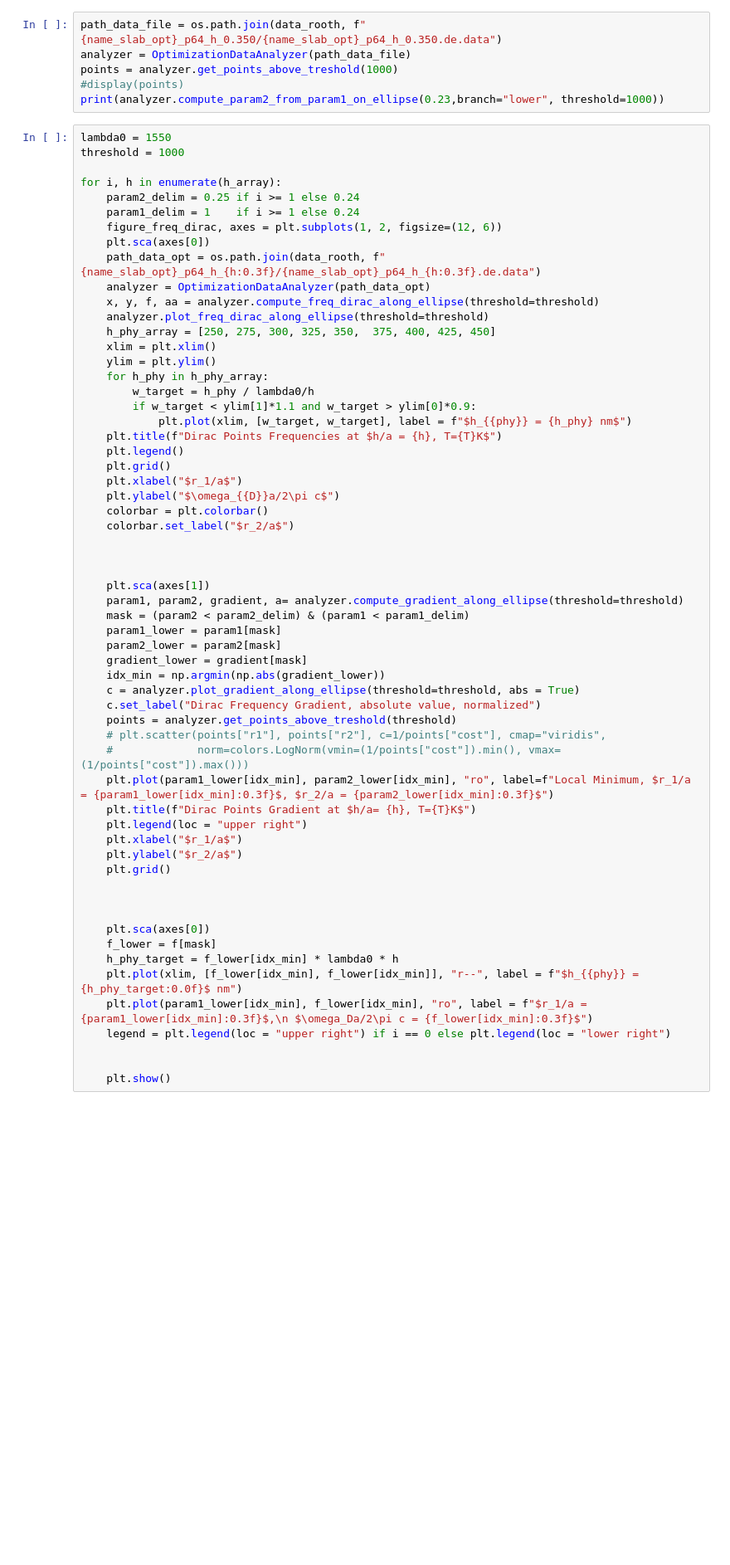
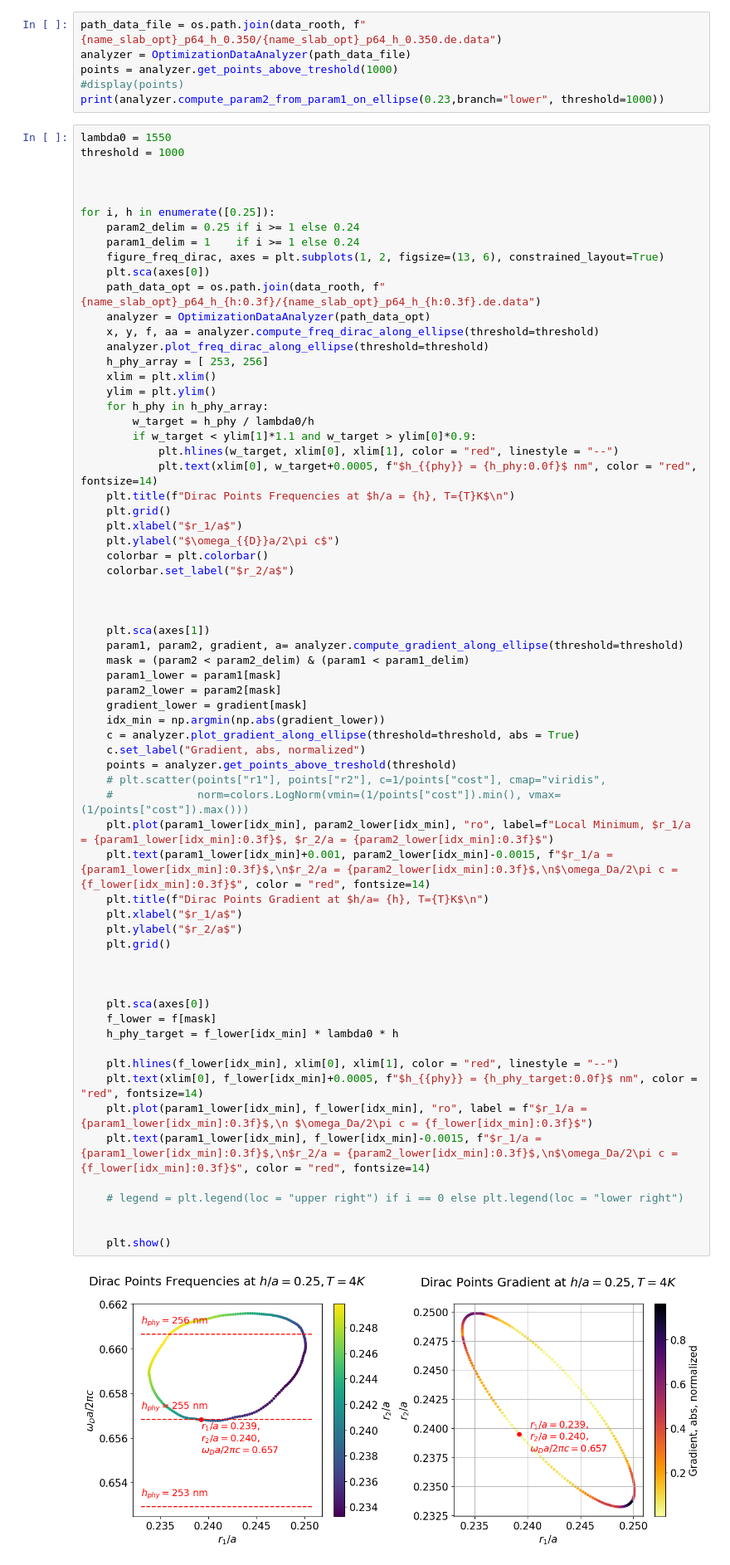
Before and after one commit to enricovallar/phc_nzi, a Jupyter notebook: notebooks/finals/final_c4v.ipynb, the cells around one changed output. Shown at 83% size. Cells and saved outputs as stored; diff of their text form; blank space fills up the shorter version.

```diff
--- a/notebooks/finals/final_c4v.ipynb
+++ b/notebooks/finals/final_c4v.ipynb
@@ -775,59 +592,67 @@ print(analyzer.compute_param2_from_param1_on_ellipse(0.23,branch="lower", thresh
 lambda0 = 1550
 threshold = 1000
 
-for i, h in enumerate(h_array):
+
+
+for i, h in enumerate([0.25]):
     param2_delim = 0.25 if i >= 1 else 0.24
     param1_delim = 1    if i >= 1 else 0.24
-    figure_freq_dirac, axes = plt.subplots(1, 2, figsize=(12, 6))
+    figure_freq_dirac, axes = plt.subplots(1, 2, figsize=(13, 6), constrained_layout=True)
     plt.sca(axes[0])
     path_data_opt = os.path.join(data_rooth, f"{name_slab_opt}_p64_h_{h:0.3f}/{name_slab_opt}_p64_h_{h:0.3f}.de.data")
     analyzer = OptimizationDataAnalyzer(path_data_opt)
     x, y, f, aa = analyzer.compute_freq_dirac_along_ellipse(threshold=threshold)
     analyzer.plot_freq_dirac_along_ellipse(threshold=threshold)
-    h_phy_array = [250, 275, 300, 325, 350,  375, 400, 425, 450]
+    h_phy_array = [ 253, 256]
     xlim = plt.xlim()
     ylim = plt.ylim()
     for h_phy in h_phy_array:
         w_target = h_phy / lambda0/h
         if w_target < ylim[1]*1.1 and w_target > ylim[0]*0.9:
-            plt.plot(xlim, [w_target, w_target], label = f"$h_{{phy}} = {h_phy} nm$")
-    plt.title(f"Dirac Points Frequencies at $h/a = {h}, T={T}K$")
-    plt.legend()
+            plt.hlines(w_target, xlim[0], xlim[1], color = "red", linestyle = "--")
+            plt.text(xlim[0], w_target+0.0005, f"$h_{{phy}} = {h_phy:0.0f}$ nm", color = "red", fontsize=14)
+    plt.title(f"Dirac Points Frequencies at $h/a = {h}, T={T}K$\n")
     plt.grid()
     plt.xlabel("$r_1/a$")
     plt.ylabel("$\omega_{{D}}a/2\pi c$")
     colorbar = plt.colorbar()
     colorbar.set_label("$r_2/a$")
 
 
 
     plt.sca(axes[1])
     param1, param2, gradient, a= analyzer.compute_gradient_along_ellipse(threshold=threshold)
     mask = (param2 < param2_delim) & (param1 < param1_delim)
     param1_lower = param1[mask]
     param2_lower = param2[mask]
     gradient_lower = gradient[mask]
     idx_min = np.argmin(np.abs(gradient_lower))
     c = analyzer.plot_gradient_along_ellipse(threshold=threshold, abs = True)
-    c.set_label("Dirac Frequency Gradient, absolute value, normalized")
+    c.set_label("Gradient, abs, normalized")
     points = analyzer.get_points_above_treshold(threshold)
     # plt.scatter(points["r1"], points["r2"], c=1/points["cost"], cmap="viridis",
     #             norm=colors.LogNorm(vmin=(1/points["cost"]).min(), vmax=(1/points["cost"]).max()))
     plt.plot(param1_lower[idx_min], param2_lower[idx_min], "ro", label=f"Local Minimum, $r_1/a = {param1_lower[idx_min]:0.3f}$, $r_2/a = {param2_lower[idx_min]:0.3f}$")
-    plt.title(f"Dirac Points Gradient at $h/a= {h}, T={T}K$")
-    plt.legend(loc = "upper right")
+    plt.text(param1_lower[idx_min]+0.001, param2_lower[idx_min]-0.0015, f"$r_1/a = {param1_lower[idx_min]:0.3f}$,\n$r_2/a = {param2_lower[idx_min]:0.3f}$,\n$\omega_Da/2\pi c = {f_lower[idx_min]:0.3f}$", color = "red", fontsize=14)
+    plt.title(f"Dirac Points Gradient at $h/a= {h}, T={T}K$\n")
     plt.xlabel("$r_1/a$")
     plt.ylabel("$r_2/a$")
     plt.grid()
 
 
 
     plt.sca(axes[0])
     f_lower = f[mask]
     h_phy_target = f_lower[idx_min] * lambda0 * h
-    plt.plot(xlim, [f_lower[idx_min], f_lower[idx_min]], "r--", label = f"$h_{{phy}} = {h_phy_target:0.0f}$ nm")
+
+    plt.hlines(f_lower[idx_min], xlim[0], xlim[1], color = "red", linestyle = "--")
+    plt.text(xlim[0], f_lower[idx_min]+0.0005, f"$h_{{phy}} = {h_phy_target:0.0f}$ nm", color = "red", fontsize=14)
     plt.plot(param1_lower[idx_min], f_lower[idx_min], "ro", label = f"$r_1/a = {param1_lower[idx_min]:0.3f}$,\n $\omega_Da/2\pi c = {f_lower[idx_min]:0.3f}$")
-    legend = plt.legend(loc = "upper right") if i == 0 else plt.legend(loc = "lower right")
+    plt.text(param1_lower[idx_min], f_lower[idx_min]-0.0015, f"$r_1/a = {param1_lower[idx_min]:0.3f}$,\n$r_2/a = {param2_lower[idx_min]:0.3f}$,\n$\omega_Da/2\pi c = {f_lower[idx_min]:0.3f}$", color = "red", fontsize=14)
+
+    # legend = plt.legend(loc = "upper right") if i == 0 else plt.legend(loc = "lower right")
 
 
     plt.show()
+# %% [output]
+[figure, added]
```
Also changed, not shown: parts of 9 cells of this notebook, 19 other files.
